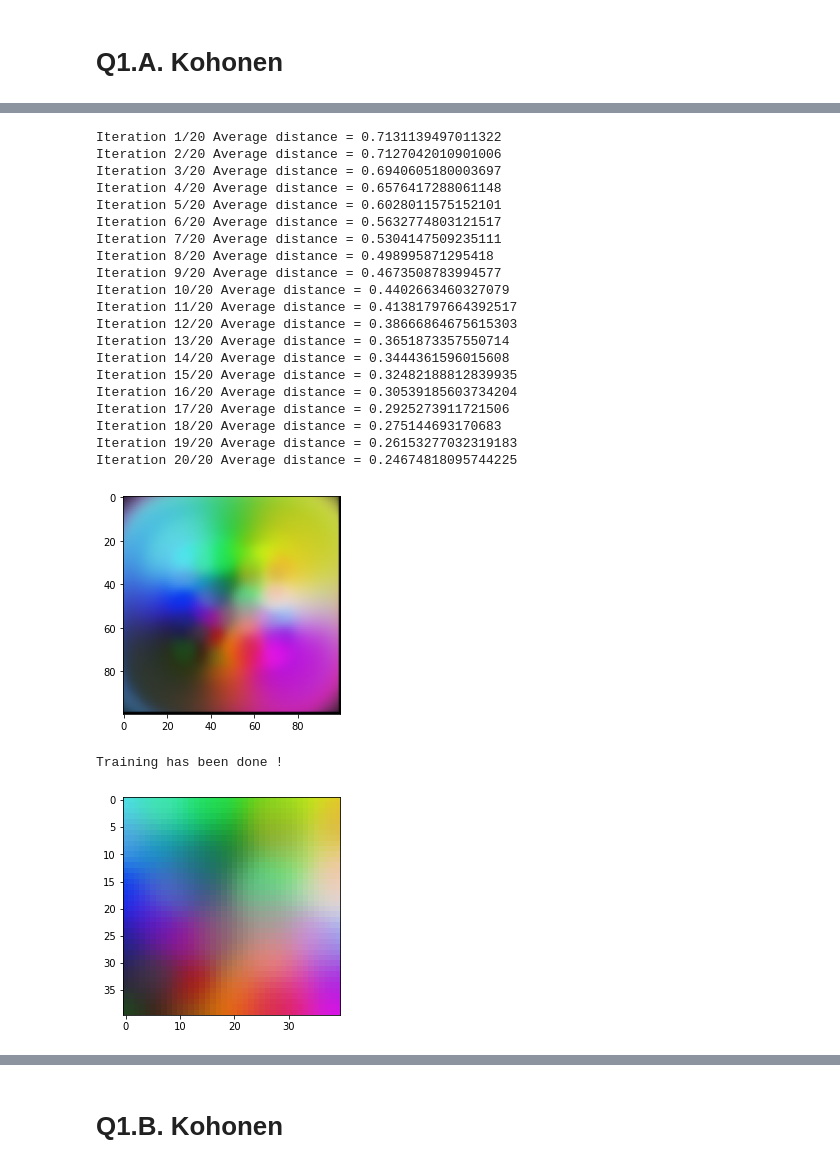
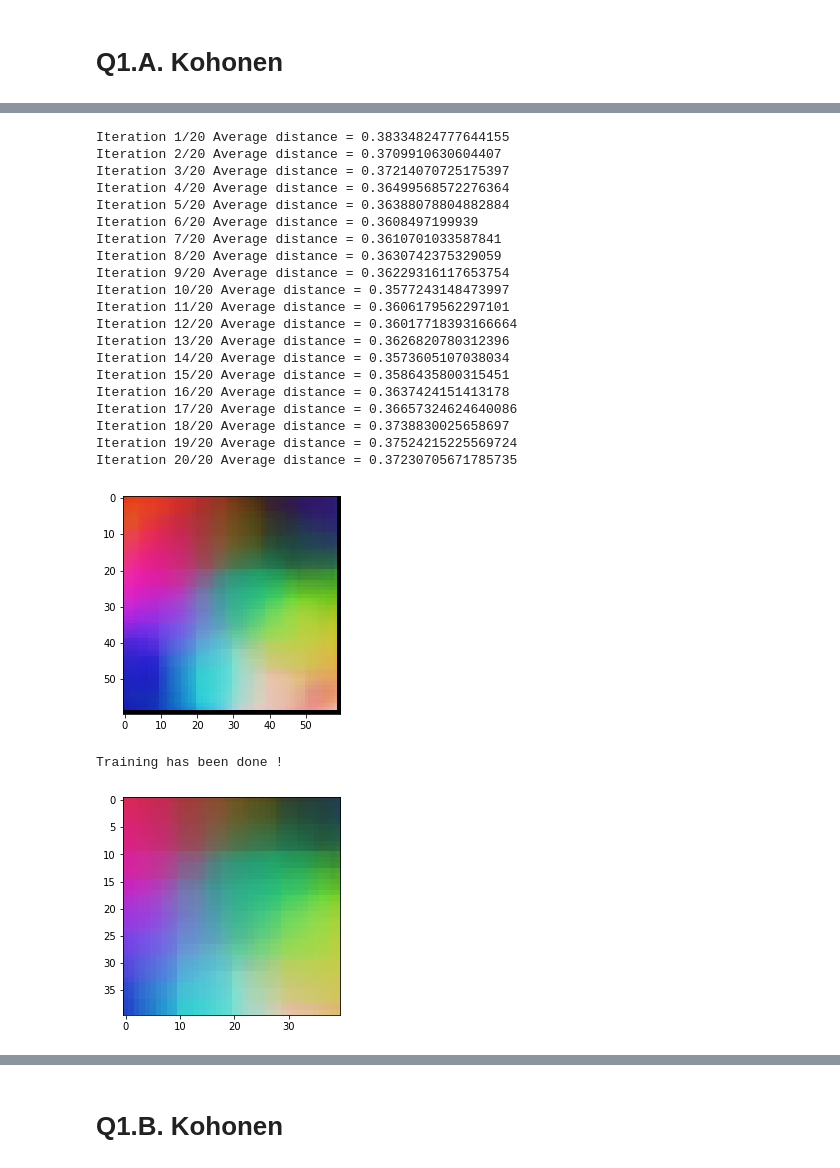
Before and after one commit to Amin-MAG/CI, a Jupyter notebook: Homework 02/CI992_HW2.ipynb, the cells around one changed output, grey strips where cells are left out. Drawn from its saved outputs; the diff is of its cells as text; code cells hidden in the pictures.

```diff
--- a/Homework 02/CI992_HW2.ipynb
+++ b/Homework 02/CI992_HW2.ipynb
@@ -20,8 +20,8 @@ class Kohonen:
     NONE = 'none'
 
     LEARNING_RATE_DECAY = 1
-    UPDATE_RANGE_FACTOR = 0.75
-    UPDATE_RANGE_DECAY = 0.75
+    UPDATE_RANGE_FACTOR = 0.25
+    UPDATE_RANGE_DECAY = 1
 
     def __init__(self, width, height, dimension):
         self.x = width
@@ -244,37 +244,37 @@ class Kohonen:
 # %%
     # set initial variables
     som = Kohonen(dimension=3, width=40, height=40)
 
     # fitting to the Kohonen map
-    som.fit(pixels, random_sampling=0.5, n_iter=20, dist_method=Kohonen.EUCLIDEAN)
+    som.fit(pixels, random_sampling=0.4, n_iter=20, dist_method=Kohonen.EUCLIDEAN)
 
     result = (som.node_vectors * 100).astype(int)
     plt.imshow(result)
     plt.show()
 # %% [output]
-Iteration 1/20 Average distance = 0.7131139497011322
-Iteration 2/20 Average distance = 0.7127042010901006
-Iteration 3/20 Average distance = 0.6940605180003697
-Iteration 4/20 Average distance = 0.6576417288061148
-Iteration 5/20 Average distance = 0.6028011575152101
-Iteration 6/20 Average distance = 0.5632774803121517
-Iteration 7/20 Average distance = 0.5304147509235111
-Iteration 8/20 Average distance = 0.498995871295418
-Iteration 9/20 Average distance = 0.4673508783994577
-Iteration 10/20 Average distance = 0.4402663460327079
-Iteration 11/20 Average distance = 0.41381797664392517
-Iteration 12/20 Average distance = 0.38666864675615303
-Iteration 13/20 Average distance = 0.3651873357550714
-Iteration 14/20 Average distance = 0.3444361596015608
-Iteration 15/20 Average distance = 0.32482188812839935
-Iteration 16/20 Average distance = 0.30539185603734204
-Iteration 17/20 Average distance = 0.2925273911721506
-Iteration 18/20 Average distance = 0.275144693170683
-Iteration 19/20 Average distance = 0.26153277032319183
-Iteration 20/20 Average distance = 0.24674818095744225
+Iteration 1/20 Average distance = 0.38334824777644155
+Iteration 2/20 Average distance = 0.3709910630604407
+Iteration 3/20 Average distance = 0.37214070725175397
+Iteration 4/20 Average distance = 0.36499568572276364
+Iteration 5/20 Average distance = 0.36388078804882884
+Iteration 6/20 Average distance = 0.3608497199939
+Iteration 7/20 Average distance = 0.3610701033587841
+Iteration 8/20 Average distance = 0.3630742375329059
+Iteration 9/20 Average distance = 0.36229316117653754
+Iteration 10/20 Average distance = 0.3577243148473997
+Iteration 11/20 Average distance = 0.3606179562297101
+Iteration 12/20 Average distance = 0.36017718393166664
+Iteration 13/20 Average distance = 0.3626820780312396
+Iteration 14/20 Average distance = 0.3573605107038034
+Iteration 15/20 Average distance = 0.3586435800315451
+Iteration 16/20 Average distance = 0.3637424151413178
+Iteration 17/20 Average distance = 0.36657324624640086
+Iteration 18/20 Average distance = 0.3738830025658697
+Iteration 19/20 Average distance = 0.37524215225569724
+Iteration 20/20 Average distance = 0.37230705671785735
-[figure, old version]
+[figure, new version]
 Training has been done !
-[figure, old version]
+[figure, new version]
 # %%
     # set initial variables
     som = Kohonen(dimension=3, width=40, height=40)
```
Also changed, not shown: parts of 18 cells of this notebook.
